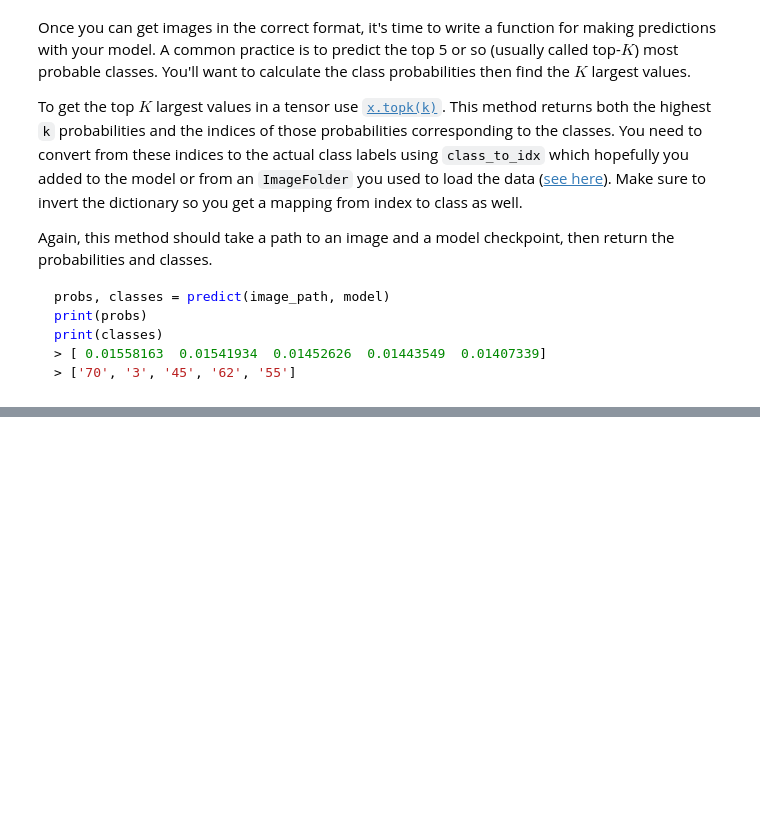
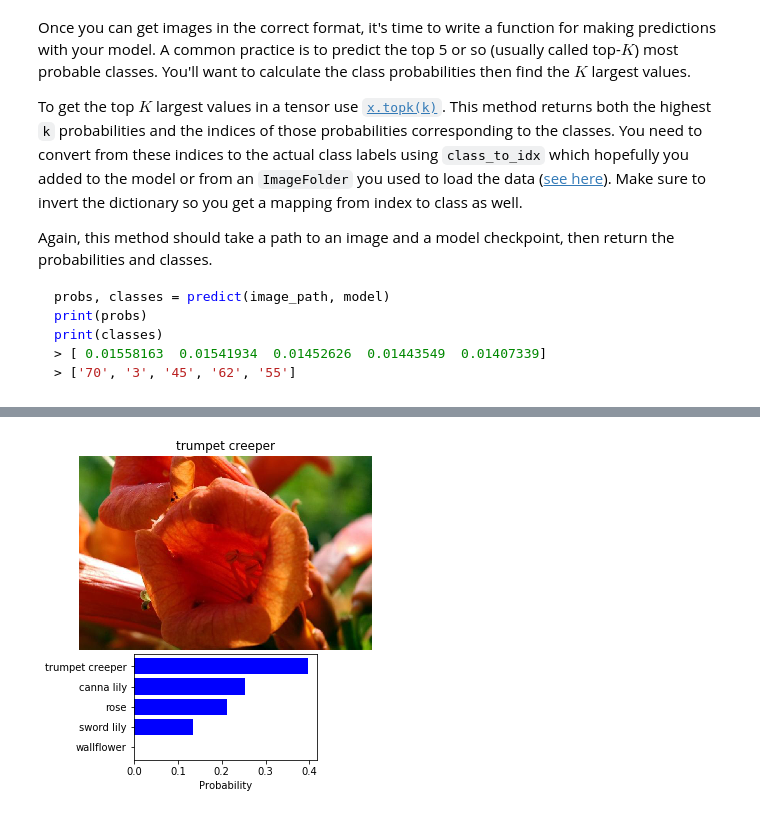
Before and after one commit to ebaung/Udacity-AI-Programming-with-Python-Final-Project, a Jupyter notebook: Image Classifier Project.ipynb, the cells around one changed output, grey strips where cells are left out. Saved outputs shown, nothing was run; the diff lists cells and outputs as text; code cells hidden in the pictures; blank space fills up the shorter version.

```diff
--- a/Image Classifier Project.ipynb
+++ b/Image Classifier Project.ipynb
@@ -496,0 +564,30 @@ You can convert from the class integer encoding to actual flower names with the
+# %%
+# TODO: Display an image along with the top 5 classes
+prob, classes = predict(img_path, model)
+max_index = np.argmax(prob)
+max_probability = prob[max_index]
+label = classes[max_index]
+
+fig = plt.figure(figsize=(6,6))
+ax1 = plt.subplot2grid((15,9), (0,0), colspan=9, rowspan=9)
+ax2 = plt.subplot2grid((15,9), (9,2), colspan=5, rowspan=5)
+
+image = Image.open(img_path)
+ax1.axis('off')
+ax1.set_title(cat_to_name[label])
+ax1.imshow(image)
+
+labels = []
+for cl in classes:
+    labels.append(cat_to_name[cl])
+
+y_pos = np.arange(5)
+ax2.set_yticks(y_pos)
+ax2.set_yticklabels(labels)
+ax2.set_xlabel('Probability')
+ax2.invert_yaxis()
+ax2.barh(y_pos, prob, xerr=0, align='center', color='blue')
+
+plt.show()
+# %% [output]
+[figure, added]
```
Also changed, not shown: parts of 54 cells of this notebook, 2 other files.
